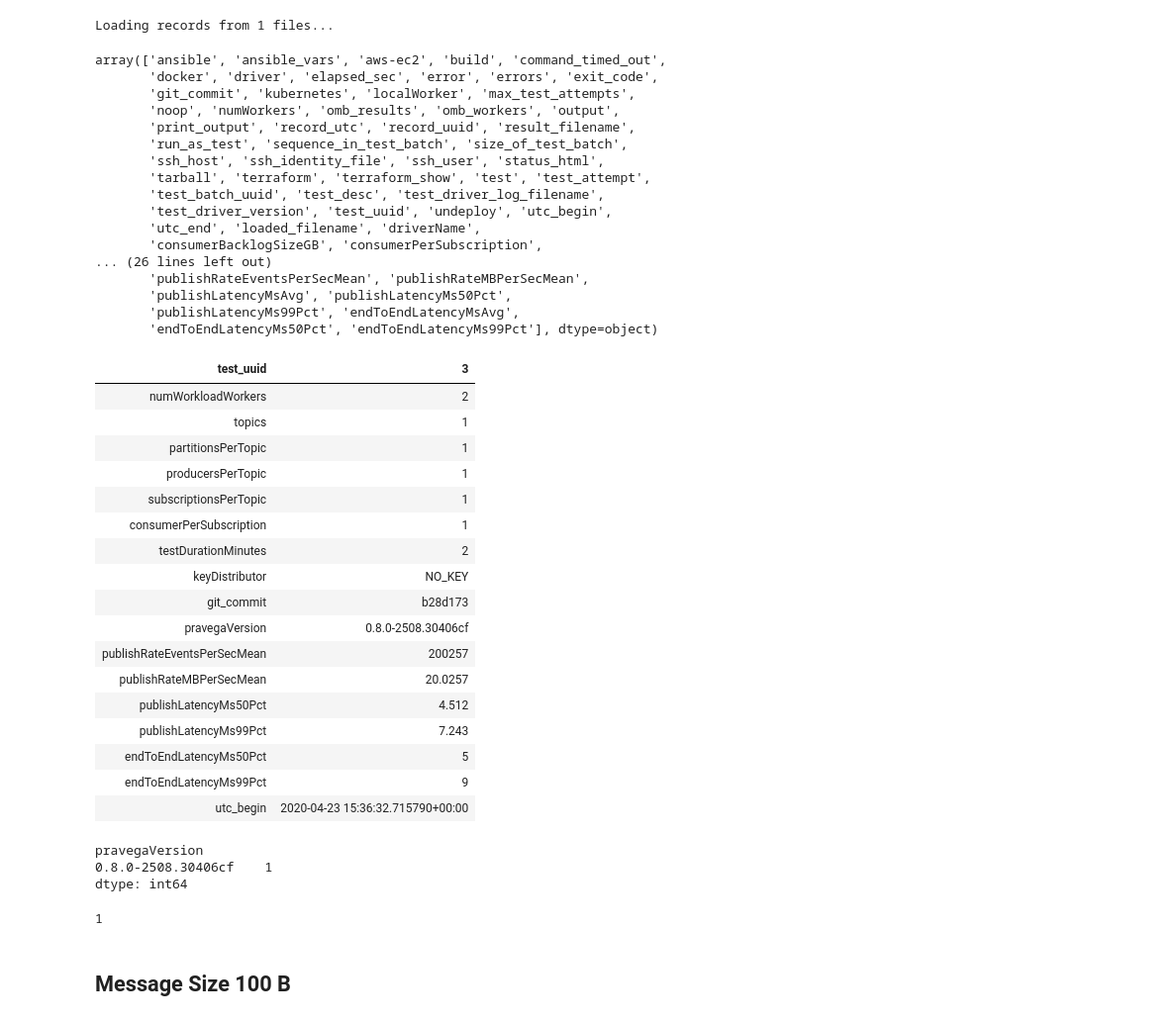
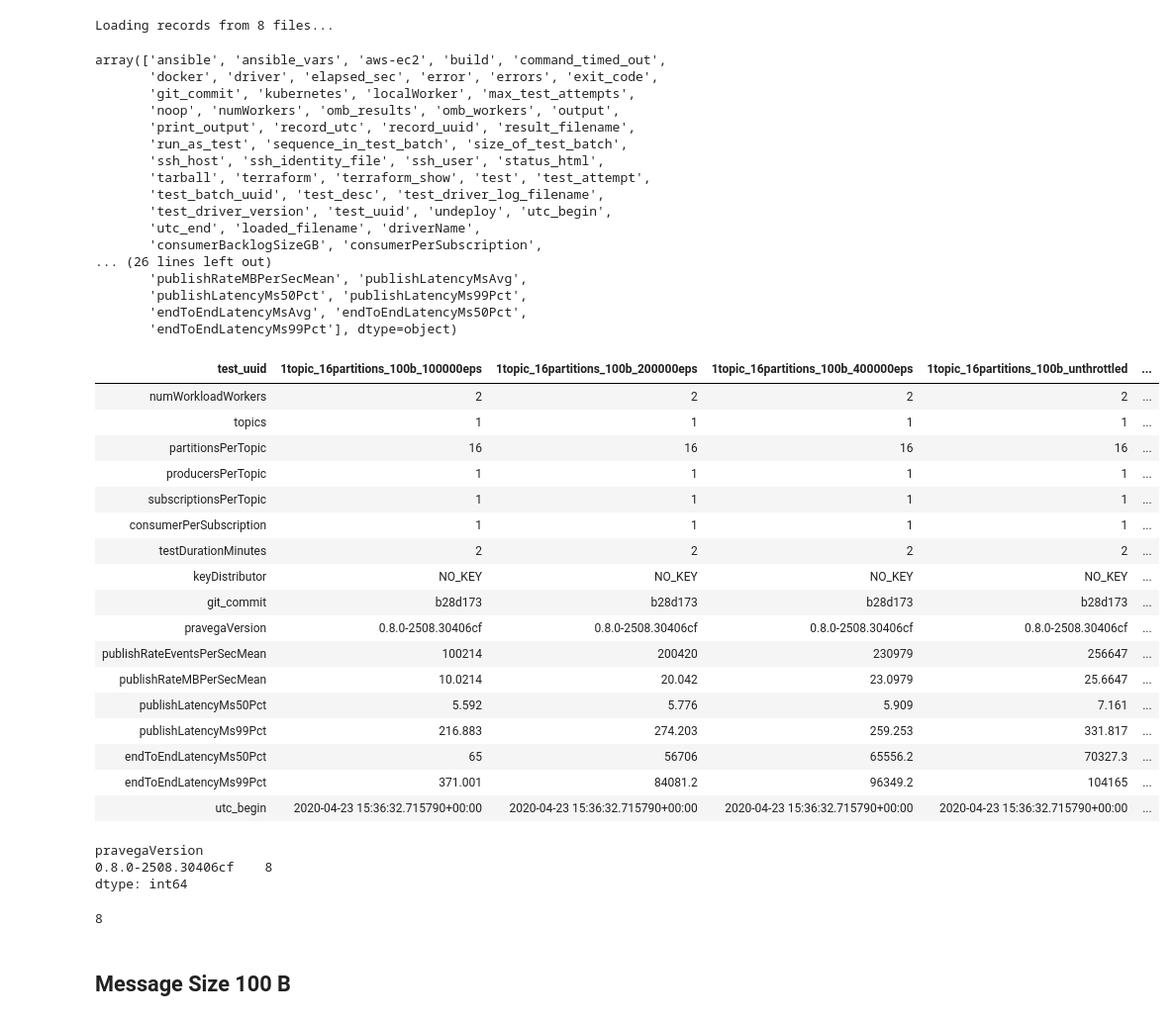
Before and after one commit to jingerbread/p3_test_driver, a Jupyter notebook: results-analyzer/perf-team-plots/ra_low_cpu_lipsky.ipynb, the cells around one changed output. Shown: that part at 99% size. Saved outputs shown, nothing was run; the diff lists cells and outputs as text; code cells hidden in the pictures.

```diff
--- a/results-analyzer/perf-team-plots/ra_low_cpu_lipsky.ipynb
+++ b/results-analyzer/perf-team-plots/ra_low_cpu_lipsky.ipynb
@@ -38,11 +38,12 @@ from p3_data import (glob_file_list, load_json_from_file, merge_dicts, plot_grou
 # %%
 # Load result files from P3 Test Driver
 src_files = []
-src_files += ['../../../pavels_comparison/test-jsons/low-cpu-jsons/100b_cleared/simple_uuid/*.json']
+src_files += ['../../../pavels_comparison/p3_new/100b/*.json']
+#src_files += ['../../../pavels_comparison/test-jsons/low-cpu-jsons/100b_cleared/simple_uuid/*.json']
 #src_files += ['../../../pavels_comparison/test-jsons/low-cpu-jsons/10kb/*.json']
 raw_df = load_json_records_as_dataframe(src=src_files, ignore_error=True)
 # %% [output]
-Loading records from 1 files...
+Loading records from 8 files...
 # %%
 # Clean raw results
 def clean_result(result):
@@ -111,10 +112,10 @@ array(['ansible', 'ansible_vars', 'aws-ec2', 'build', 'command_timed_out',
        'utc_end', 'loaded_filename', 'driverName',
        'consumerBacklogSizeGB', 'consumerPerSubscription',
 ... (26 lines left out)
-       'publishRateEventsPerSecMean', 'publishRateMBPerSecMean',
-       'publishLatencyMsAvg', 'publishLatencyMs50Pct',
-       'publishLatencyMs99Pct', 'endToEndLatencyMsAvg',
-       'endToEndLatencyMs50Pct', 'endToEndLatencyMs99Pct'], dtype=object)
+       'publishRateMBPerSecMean', 'publishLatencyMsAvg',
+       'publishLatencyMs50Pct', 'publishLatencyMs99Pct',
+       'endToEndLatencyMsAvg', 'endToEndLatencyMs50Pct',
+       'endToEndLatencyMs99Pct'], dtype=object)
 # %%
 # Define columns that identify test parameters
 param_cols = [
@@ -144,26 +145,26 @@ output_cols = [
 cols = param_cols + output_cols
 # %%
 # View most recent results
-clean_df[cols].tail(3).T
+clean_df[cols].tail(8).T
 # %% [output]
-| test_uuid | 3 |
-| numWorkloadWorkers | 2 |
-| topics | 1 |
-| partitionsPerTopic | 1 |
-| producersPerTopic | 1 |
-| subscriptionsPerTopic | 1 |
-| consumerPerSubscription | 1 |
-| testDurationMinutes | 2 |
-| keyDistributor | NO_KEY |
-| git_commit | b28d173 |
-| pravegaVersion | 0.8.0-2508.30406cf |
-| publishRateEventsPerSecMean | 200257 |
-| publishRateMBPerSecMean | 20.0257 |
-| publishLatencyMs50Pct | 4.512 |
-| publishLatencyMs99Pct | 7.243 |
-| endToEndLatencyMs50Pct | 5 |
-| endToEndLatencyMs99Pct | 9 |
-| utc_begin | 2020-04-23 15:36:32.715790+00:00 |
+| test_uuid | 1topic_16partitions_100b_100000eps | 1topic_16partitions_100b_200000eps | 1topic_16partitions_100b_400000eps | 1topic_16partitions_100b_unthrottled | ... |
+| numWorkloadWorkers | 2 | 2 | 2 | 2 | ... |
+| topics | 1 | 1 | 1 | 1 | ... |
+| partitionsPerTopic | 16 | 16 | 16 | 16 | ... |
+| producersPerTopic | 1 | 1 | 1 | 1 | ... |
+| subscriptionsPerTopic | 1 | 1 | 1 | 1 | ... |
+| consumerPerSubscription | 1 | 1 | 1 | 1 | ... |
+| testDurationMinutes | 2 | 2 | 2 | 2 | ... |
+| keyDistributor | NO_KEY | NO_KEY | NO_KEY | NO_KEY | ... |
+| git_commit | b28d173 | b28d173 | b28d173 | b28d173 | ... |
+| pravegaVersion | 0.8.0-2508.30406cf | 0.8.0-2508.30406cf | 0.8.0-2508.30406cf | 0.8.0-2508.30406cf | ... |
+| publishRateEventsPerSecMean | 100214 | 200420 | 230979 | 256647 | ... |
+| publishRateMBPerSecMean | 10.0214 | 20.042 | 23.0979 | 25.6647 | ... |
+| publishLatencyMs50Pct | 5.592 | 5.776 | 5.909 | 7.161 | ... |
+| publishLatencyMs99Pct | 216.883 | 274.203 | 259.253 | 331.817 | ... |
+| endToEndLatencyMs50Pct | 65 | 56706 | 65556.2 | 70327.3 | ... |
+| endToEndLatencyMs99Pct | 371.001 | 84081.2 | 96349.2 | 104165 | ... |
+| utc_begin | 2020-04-23 15:36:32.715790+00:00 | 2020-04-23 15:36:32.715790+00:00 | 2020-04-23 15:36:32.715790+00:00 | 2020-04-23 15:36:32.715790+00:00 | ... |
 # %%
 # Export to CSV
 #clean_df[cols].to_csv('openmessaging-benchmark-results.csv')
@@ -176,7 +177,7 @@ clean_df[cols].tail(3).T
 clean_df.groupby(['pravegaVersion']).size()
 # %% [output]
 pravegaVersion
-0.8.0-2508.30406cf    1
+0.8.0-2508.30406cf    8
 dtype: int64
 # %%
 # First level of filtering
@@ -194,7 +195,7 @@ filt_df = filter_dataframe(
 # filt_df = filt_df[filt_df.size_of_test_batch > 1]
 len(filt_df)
 # %% [output]
-1
+8
 # %%
 def latency_vs_throughput_table(df):
     result_df = (df
```
Also changed, not shown: parts of 11 cells of this notebook, 1 other file.
